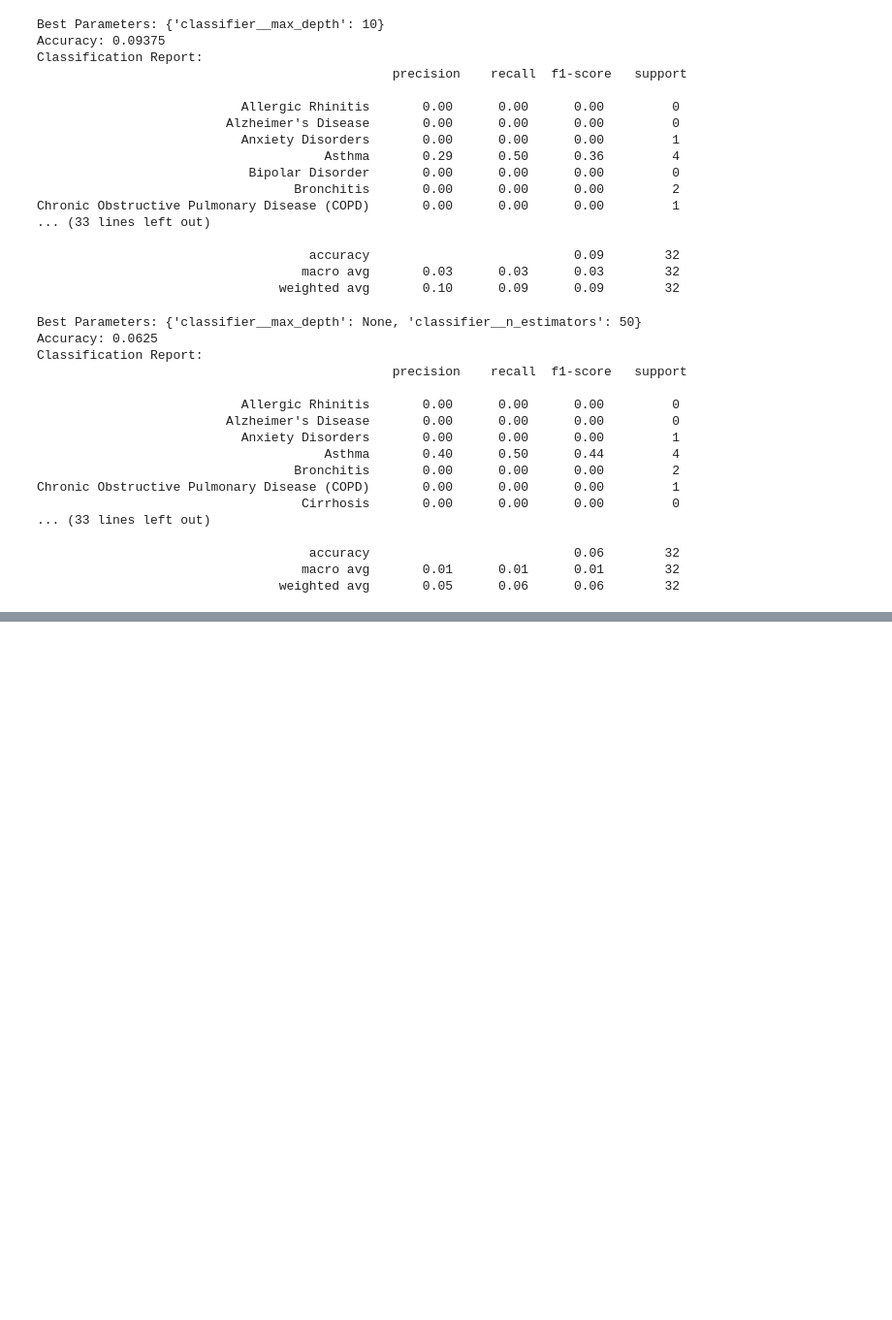
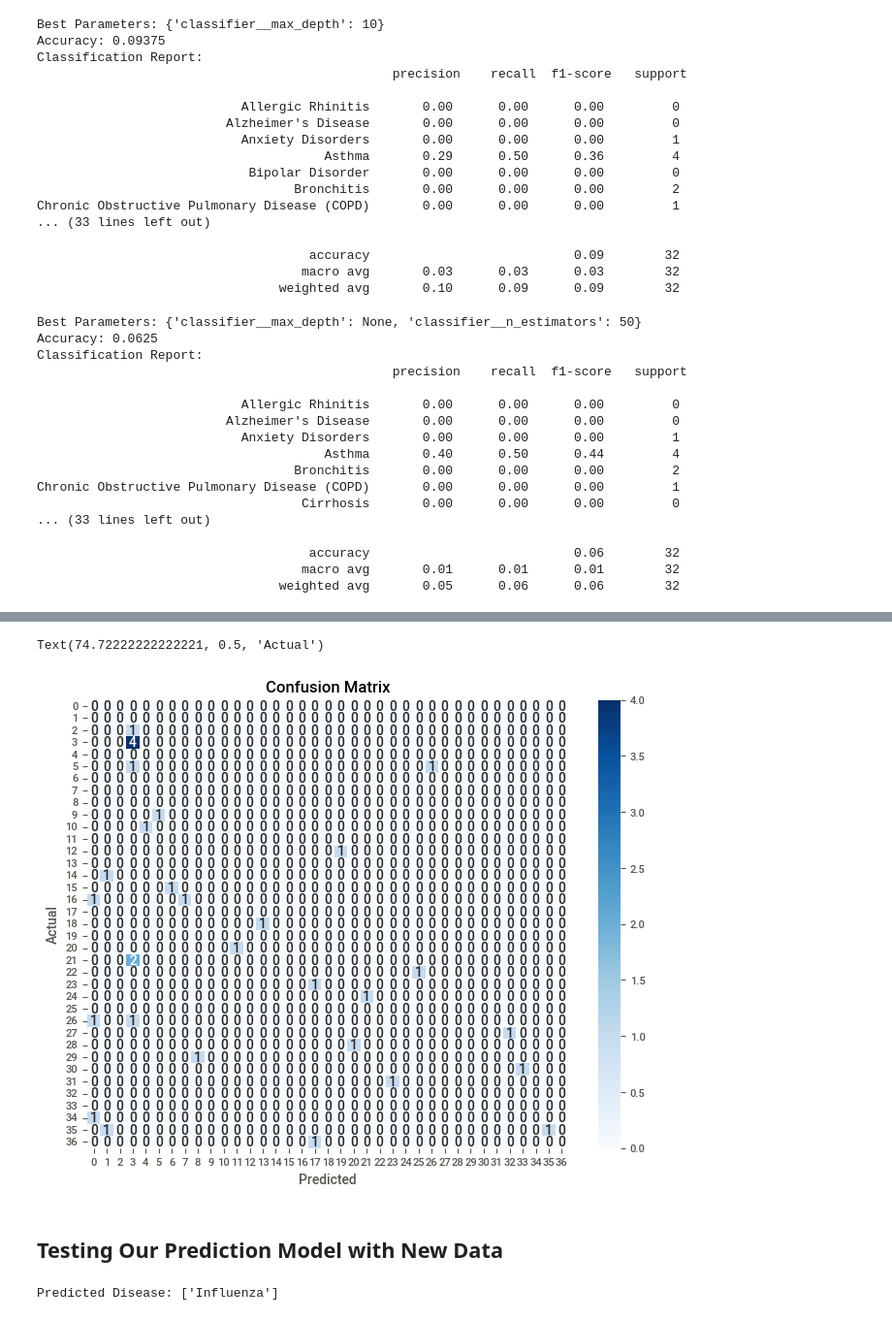
Before and after one commit to yerin16/ai-diagnosis-assistant, a Jupyter notebook: ai-diagnosis-assistant.ipynb, the cells around one changed output, grey strips where cells are left out. Shown at 97% size. Cells and saved outputs as stored; diff of their text form; code cells hidden in the pictures; blank space fills up the shorter version.

```diff
--- a/ai-diagnosis-assistant.ipynb
+++ b/ai-diagnosis-assistant.ipynb
@@ -359,0 +381,34 @@ Chronic Obstructive Pulmonary Disease (COPD)       0.00      0.00      0.00
+# %%
+# plot confusion matrix for the best model with highest accuracy
+best_model = results['K-Nearest Neighbors']['model']
+y_pred = best_model.predict(X_test)
+
+conf_matrix = confusion_matrix(y_test, y_pred)
+plt.figure(figsize=(8, 6))
+sns.heatmap(conf_matrix, annot=True, fmt='d', cmap='Blues')
+plt.title('Confusion Matrix')
+plt.xlabel('Predicted')
+plt.ylabel('Actual')
+# %% [output]
+Text(74.72222222222221, 0.5, 'Actual')
+[figure, added]
+# %% [markdown]
+## Testing Our Prediction Model with New Data
+# %%
+new_data = pd.DataFrame({
+    'Fever': ['Yes'],
+    'Cough': ['No'],
+    'Fatigue': ['Yes'],
+    'Difficulty Breathing': ['Yes'],
+    'Age': [25],
+    'Gender': ['Female'],
+    'Blood Pressure': ['Normal'],
+    'Cholesterol Level': ['Normal']
+})
+
+# use the best model with the highest accuracy to predict the disease
+best_knn_model = results['K-Nearest Neighbors']['model']
+prediction = best_knn_model.predict(new_data)
+print("Predicted Disease:", prediction)
+# %% [output]
+Predicted Disease: ['Influenza']
```
Also changed, not shown: parts of 2 cells of this notebook.
